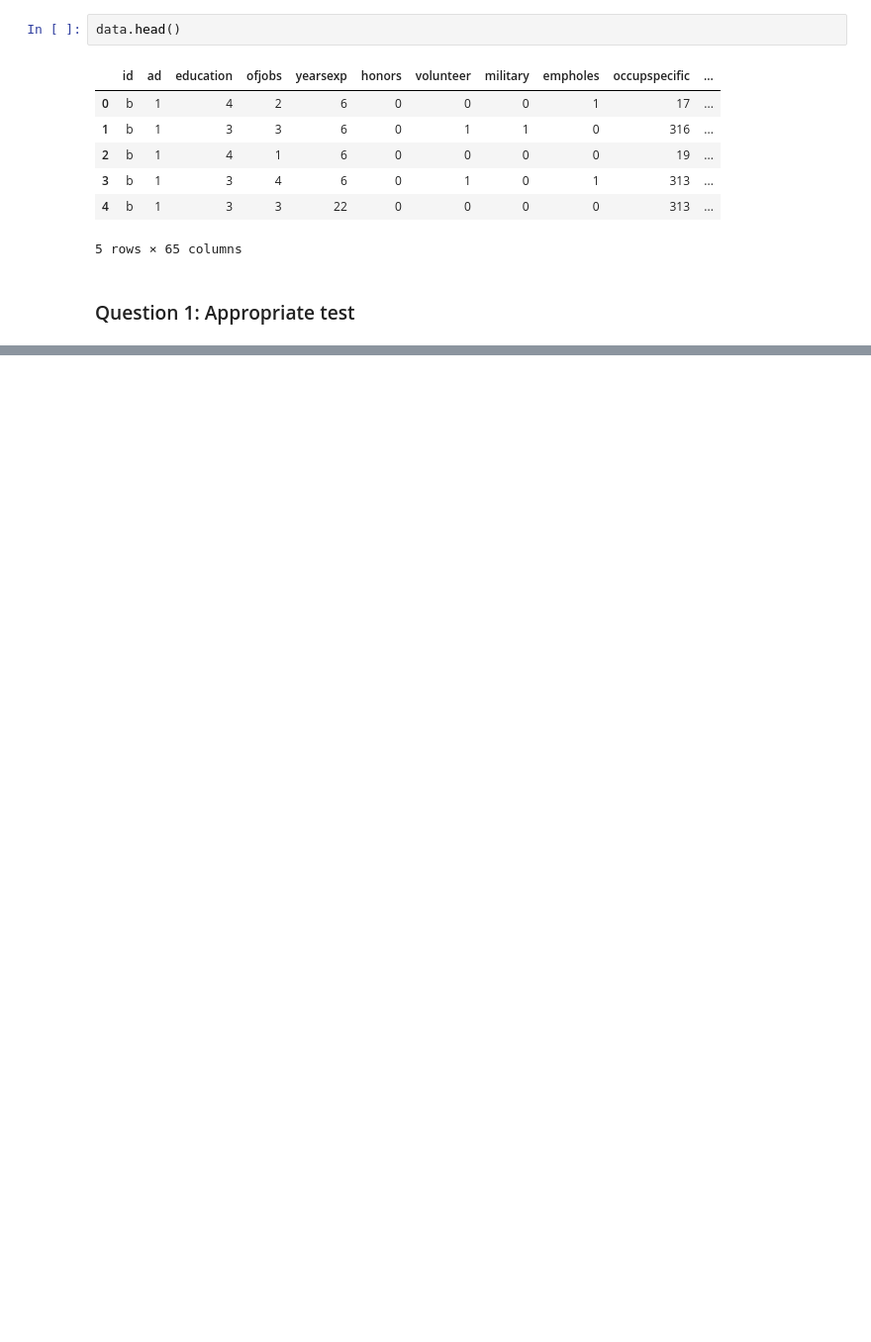
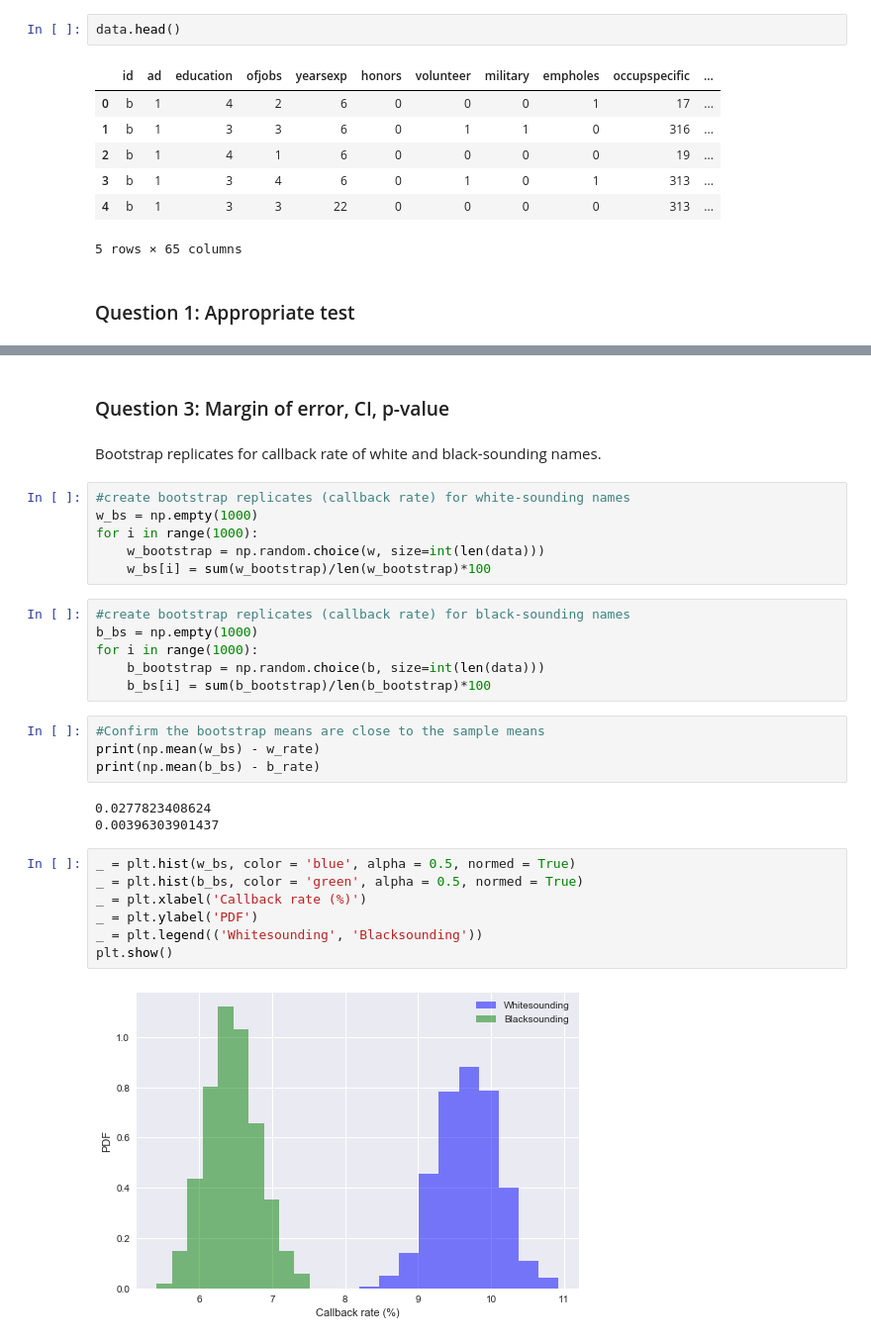
Before and after one commit to gussie/Springboard_data_science, a Jupyter notebook: EDA_Projects/racial_disc/sliderule_dsi_inferential_statistics_exercise_2.ipynb, the cells around one changed output, grey strips where cells are left out. Shown: that part at 99% size. Cells and saved outputs as stored; diff of their text form; blank space fills up the shorter version.

Commit message:
Add bootstrapping calculations to Racial Discrimination EDA

```diff
--- a/EDA_Projects/racial_disc/sliderule_dsi_inferential_statistics_exercise_2.ipynb
+++ b/EDA_Projects/racial_disc/sliderule_dsi_inferential_statistics_exercise_2.ipynb
@@ -40,0 +80,32 @@ data.head()
+# %% [markdown]
+### Question 3: Margin of error, CI, p-value
+# %% [markdown]
+Bootstrap replicates for callback rate of white and black-sounding names.
+# %%
+#create bootstrap replicates (callback rate) for white-sounding names
+w_bs = np.empty(1000)
+for i in range(1000):
+    w_bootstrap = np.random.choice(w, size=int(len(data)))
+    w_bs[i] = sum(w_bootstrap)/len(w_bootstrap)*100
+# %%
+#create bootstrap replicates (callback rate) for black-sounding names
+b_bs = np.empty(1000)
+for i in range(1000):
+    b_bootstrap = np.random.choice(b, size=int(len(data)))
+    b_bs[i] = sum(b_bootstrap)/len(b_bootstrap)*100
+# %%
+#Confirm the bootstrap means are close to the sample means
+print(np.mean(w_bs) - w_rate)
+print(np.mean(b_bs) - b_rate)
+# %% [output]
+0.0277823408624
+0.00396303901437
+# %%
+_ = plt.hist(w_bs, color = 'blue', alpha = 0.5, normed = True)
+_ = plt.hist(b_bs, color = 'green', alpha = 0.5, normed = True)
+_ = plt.xlabel('Callback rate (%)')
+_ = plt.ylabel('PDF')
+_ = plt.legend(('Whitesounding', 'Blacksounding'))
+plt.show()
+# %% [output]
+[figure, added]
```
Also changed, not shown: parts of 12 cells of this notebook, 2 other files.
